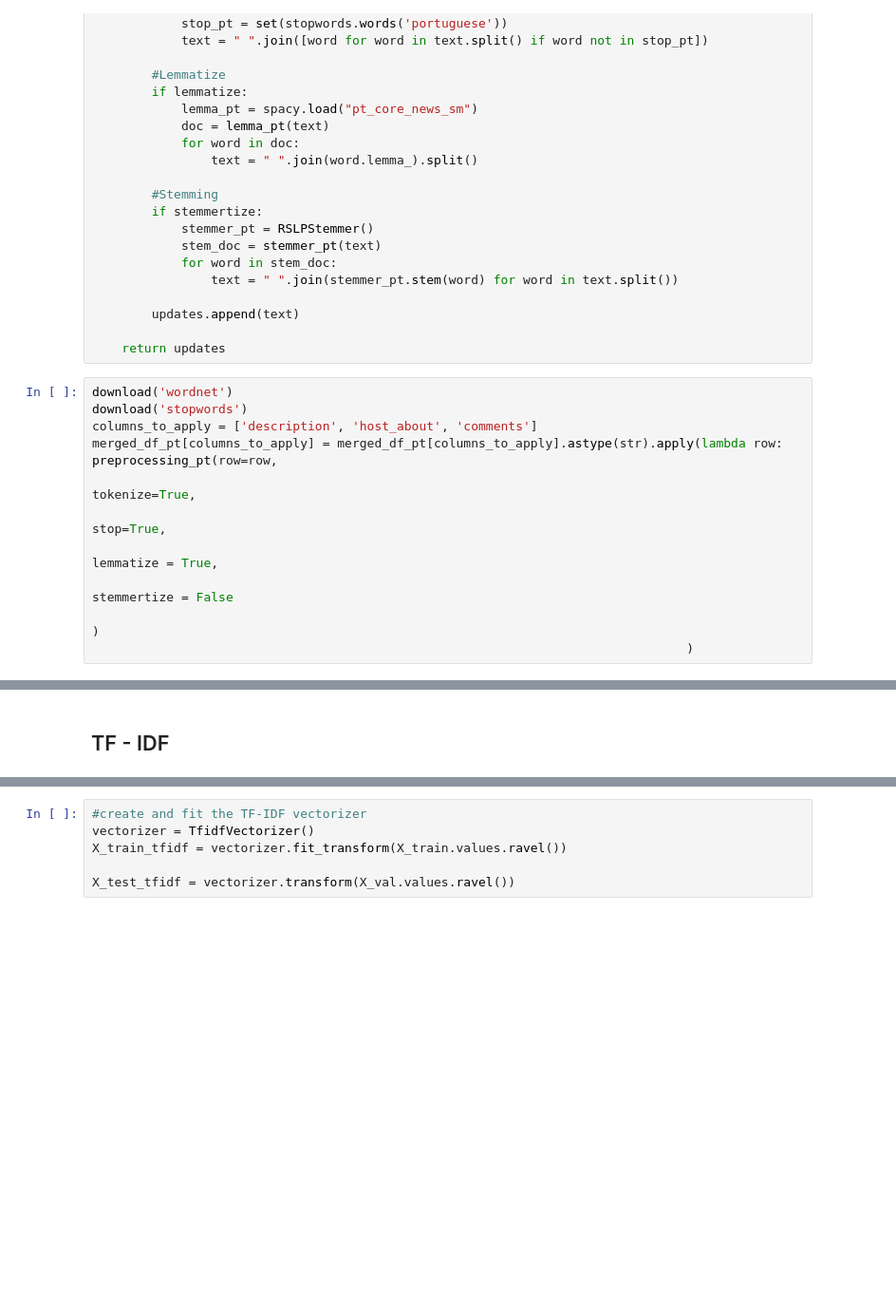
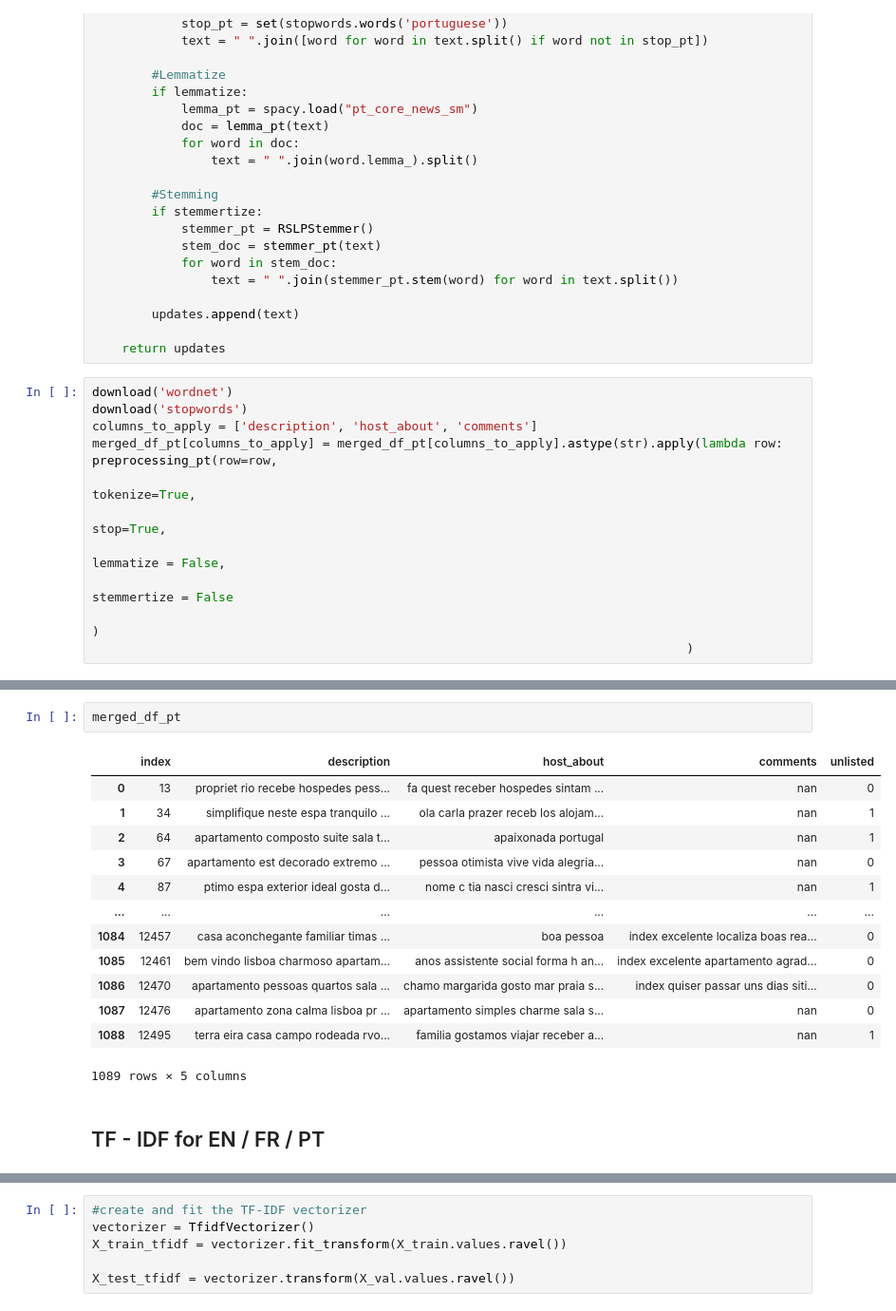
Before and after one commit to McLeodolf/TextMiningProject, a Jupyter notebook: data.ipynb, the cells around one changed output, grey strips where cells are left out. Shown: that part at 95% size. Cells and saved outputs as stored; diff of their text form; blank space fills up the shorter version.

```diff
--- a/data.ipynb
+++ b/data.ipynb
@@ -404,7 +373,7 @@ columns_to_apply = ['description', 'host_about', 'comments']
 merged_df_pt[columns_to_apply] = merged_df_pt[columns_to_apply].astype(str).apply(lambda row: preprocessing_pt(row=row,
                                                                                                              tokenize=True,
                                                                                                              stop=True,
-                                                                                                             lemmatize = True,
+                                                                                                             lemmatize = False,
                                                                                                              stemmertize = False
                                                                                                             )
                                                                                 )
@@ -419,5 +386,21 @@ KeyboardInterrupt:
+# %%
+merged_df_pt
+# %% [output]
+|  | index | description | host_about | comments | unlisted |
+| 0 | 13 | propriet rio recebe hospedes pess... | fa quest receber hospedes sintam ... | nan | 0 |
+| 1 | 34 | simplifique neste espa tranquilo ... | ola carla prazer receb los alojam... | nan | 1 |
+| 2 | 64 | apartamento composto suite sala t... | apaixonada portugal | nan | 1 |
+| 3 | 67 | apartamento est decorado extremo ... | pessoa otimista vive vida alegria... | nan | 0 |
+| 4 | 87 | ptimo espa exterior ideal gosta d... | nome c tia nasci cresci sintra vi... | nan | 1 |
+| ... | ... | ... | ... | ... | ... |
+| 1084 | 12457 | casa aconchegante familiar timas ... | boa pessoa | index excelente localiza boas rea... | 0 |
+| 1085 | 12461 | bem vindo lisboa charmoso apartam... | anos assistente social forma h an... | index excelente apartamento agrad... | 0 |
+| 1086 | 12470 | apartamento pessoas quartos sala ... | chamo margarida gosto mar praia s... | index quiser passar uns dias siti... | 0 |
+| 1087 | 12476 | apartamento zona calma lisboa pr ... | apartamento simples charme sala s... | nan | 0 |
+| 1088 | 12495 | terra eira casa campo rodeada rvo... | familia gostamos viajar receber a... | nan | 1 |
+1089 rows × 5 columns
 # %% [markdown]
-## TF - IDF
+## TF - IDF for EN / FR / PT
 # %%
 # Concatenate text columns into a single column
 merged_df_english['Concatenated_Text'] = merged_df_english['description'] + ' ' + merged_df_english['host_about'] + ' ' + merged_df_english['comments']
```
Also changed, not shown: parts of 11 cells of this notebook, 2 other files.
